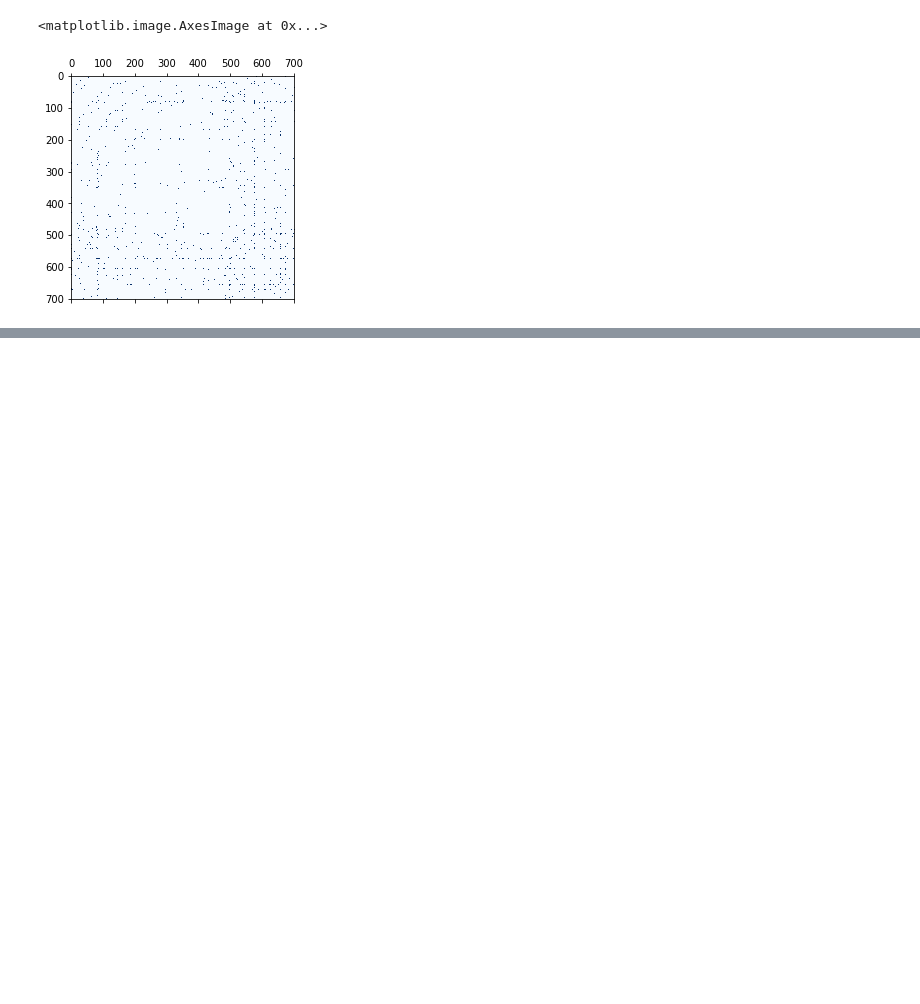
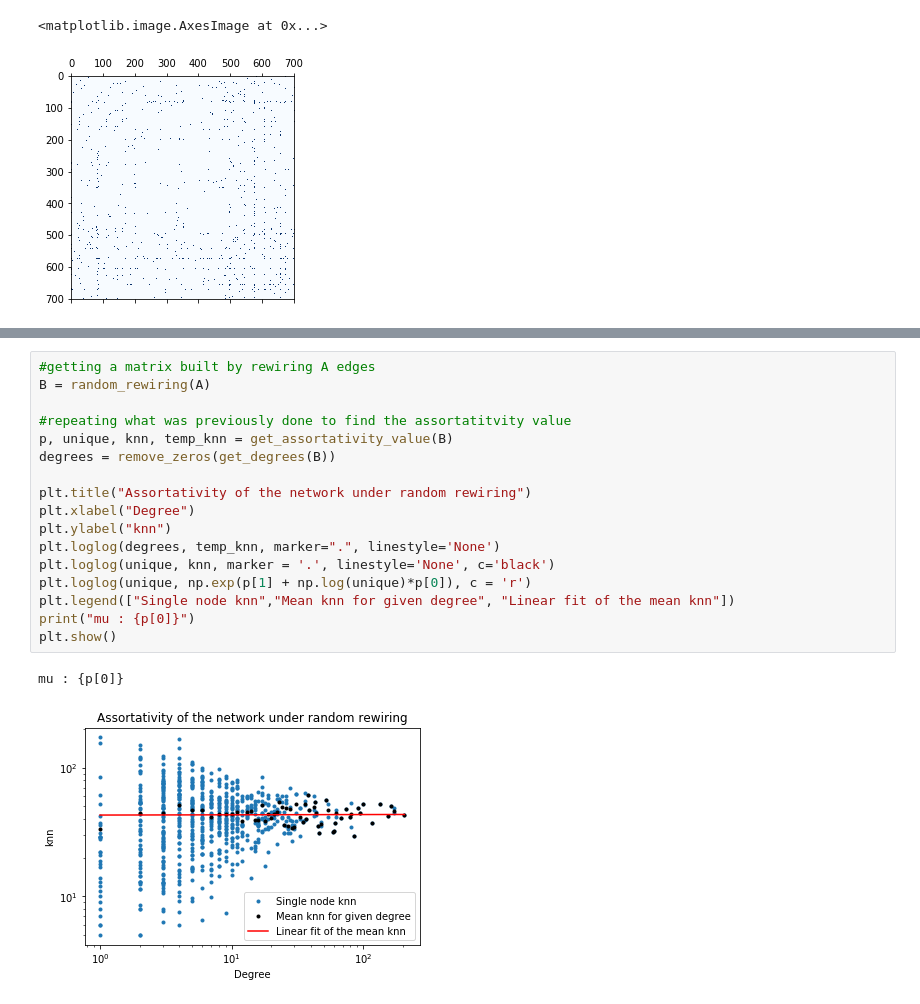
Before and after one commit to Dan8991/A-Storm-of-Nodes, a Jupyter notebook: got_network.ipynb, the cells around one changed output, grey strips where cells are left out. Saved outputs shown, nothing was run; the diff lists cells and outputs as text; blank space fills up the shorter version.

```diff
--- a/got_network.ipynb
+++ b/got_network.ipynb
@@ -360,0 +187,20 @@ Text(0, 0.5, '$P_\\infty(f)/P_\\infty(0)$')
+# %%
+#getting a matrix built by rewiring A edges
+B = random_rewiring(A)
+
+#repeating what was previously done to find the assortatitvity value
+p, unique, knn, temp_knn = get_assortativity_value(B)
+degrees = remove_zeros(get_degrees(B))
+
+plt.title("Assortativity of the network under random rewiring")
+plt.xlabel("Degree")
+plt.ylabel("knn")
+plt.loglog(degrees, temp_knn, marker=".", linestyle='None')
+plt.loglog(unique, knn, marker = '.', linestyle='None', c='black')
+plt.loglog(unique, np.exp(p[1] + np.log(unique)*p[0]), c = 'r')
+plt.legend(["Single node knn","Mean knn for given degree", "Linear fit of the mean knn"])
+print("mu : {p[0]}")
+plt.show()
+# %% [output]
+mu : {p[0]}
+[figure, added]
```
Also changed, not shown: parts of 44 cells of this notebook.
